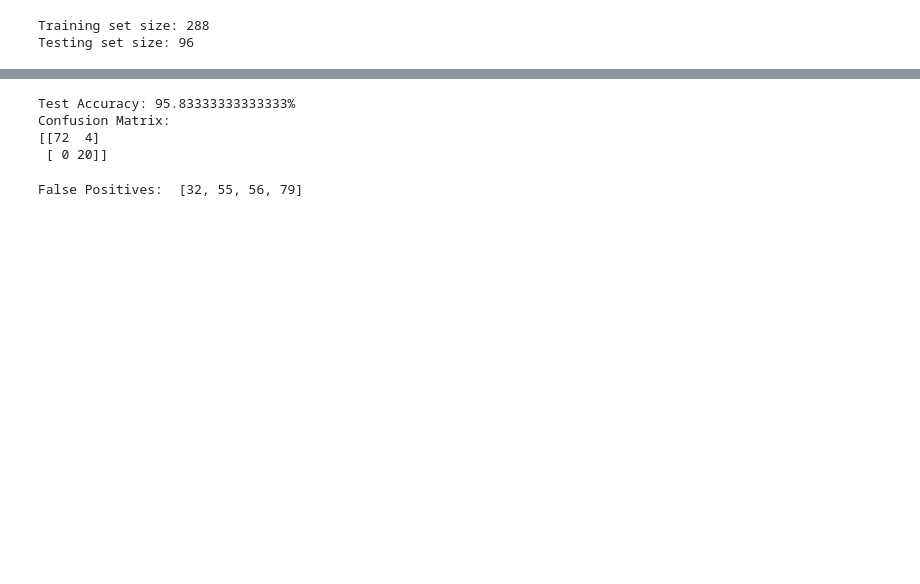
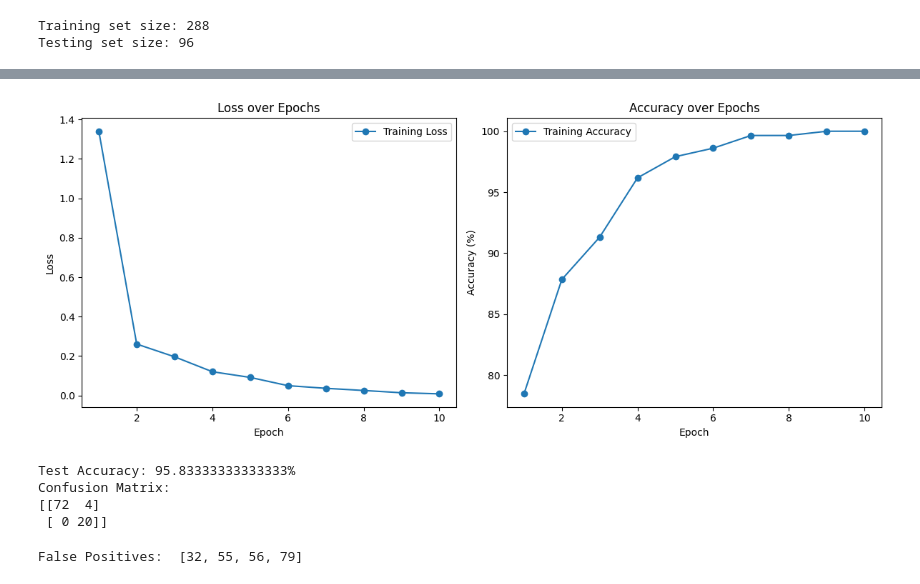
Before and after one commit to Horcruxno13/water-audo, a Jupyter notebook: jayesh/classification.ipynb, the cells around one changed output, grey strips where cells are left out. Drawn from its saved outputs; the diff is of its cells as text; code cells hidden in the pictures; blank space fills up the shorter version.

```diff
--- a/jayesh/classification.ipynb
+++ b/jayesh/classification.ipynb
@@ -259,6 +344,10 @@ num_epochs = 10
 # Move the model to GPU if available
 device = torch.device("cuda" if torch.cuda.is_available() else "cpu")
 model = model.to(device)
+
+# Lists to store the loss and accuracy values for plotting
+train_loss_history = []
+train_accuracy_history = []
 
 # Training loop
 for epoch in range(num_epochs):
@@ -287,6 +376,37 @@ for epoch in range(num_epochs):
         total += labels.size(0)
         correct += (predicted == labels).sum().item()
 
+    # Compute loss and accuracy for the epoch
+    epoch_loss = running_loss / len(train_loader)
+    epoch_accuracy = 100 * correct / total
+
+    # Store the values for plotting
+    train_loss_history.append(epoch_loss)
+    train_accuracy_history.append(epoch_accuracy)
+
     # Print epoch stats
-    print(f"Epoch [{epoch + 1}/{num_epochs}], Loss: {running_loss / len(train_loader)}, Accuracy: {100 * correct / total}%")
+    print(f"Epoch [{epoch + 1}/{num_epochs}], Loss: {epoch_loss:.4f}, Accuracy: {epoch_accuracy:.2f}%")
+
+# Plotting the Loss and Accuracy over epochs
+plt.figure(figsize=(12, 5))
+
+# Plot Loss
+plt.subplot(1, 2, 1)
+plt.plot(range(1, num_epochs+1), train_loss_history, marker='o', label='Training Loss')
+plt.title('Loss over Epochs')
+plt.xlabel('Epoch')
+plt.ylabel('Loss')
+plt.legend()
+
+# Plot Accuracy
+plt.subplot(1, 2, 2)
+plt.plot(range(1, num_epochs+1), train_accuracy_history, marker='o', label='Training Accuracy')
+plt.title('Accuracy over Epochs')
+plt.xlabel('Epoch')
+plt.ylabel('Accuracy (%)')
+plt.legend()
+
+# Show the plots
+plt.tight_layout()
+plt.show()
 # %% [output]
@@ -303,3 +423,4 @@ Epoch [10/10], Loss: 0.05250347860985332, Accuracy: 98.95833333333333%
+[figure, added]
 # %%
 # Initialize empty lists to store true and predicted labels
 all_labels = []
```
Also changed, not shown: parts of 9 cells of this notebook, 3 other files.
